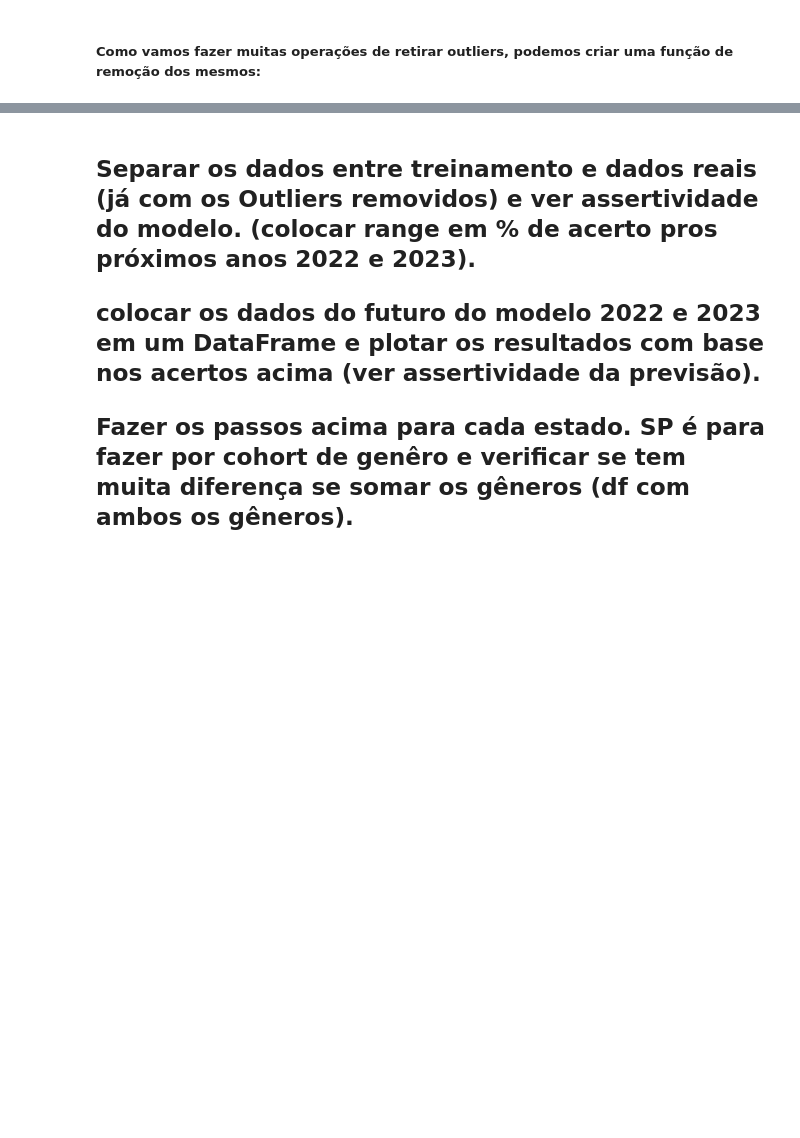
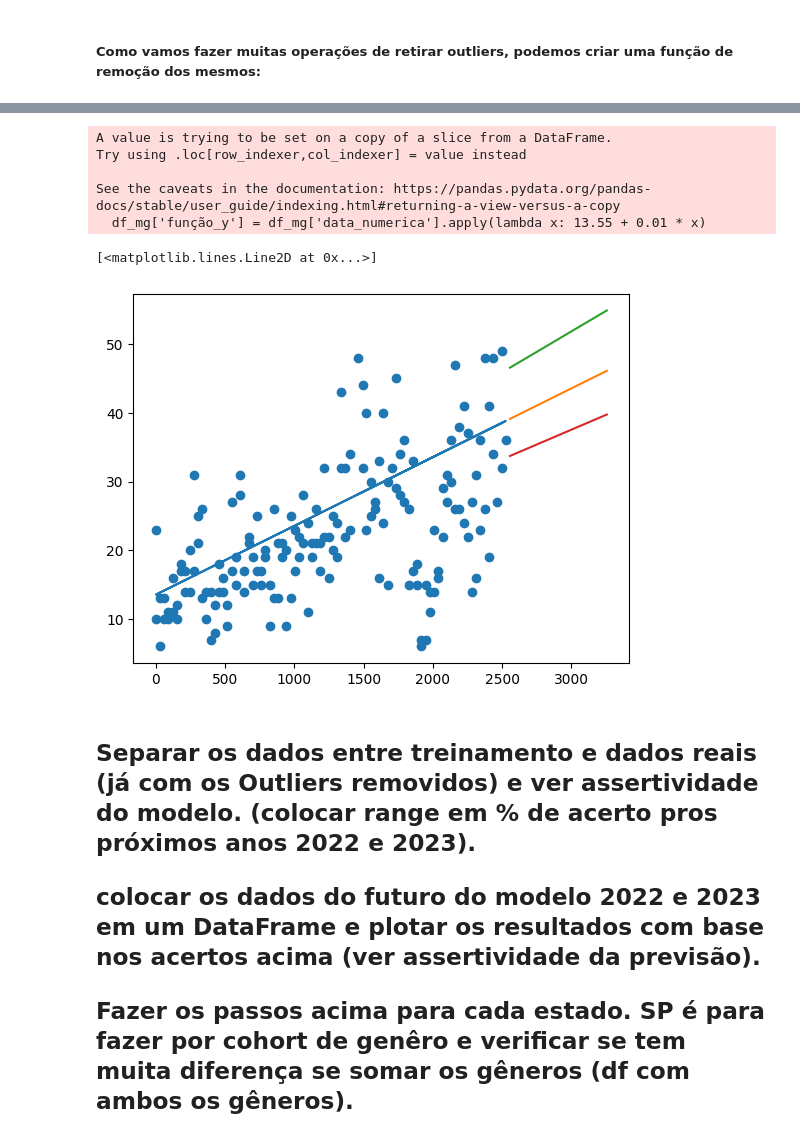
Before and after one commit to gustavo-rocha-barbosa/case-data-science-media-monks-2024, a Jupyter notebook: 2) Case Análise de Dados/main.ipynb, the cells around one changed output, grey strips where cells are left out. Saved outputs shown, nothing was run; the diff lists cells and outputs as text; code cells hidden in the pictures; blank space fills up the shorter version.

Commit message:
Análise de MG quase finalizada - faltam o # casamentos

```diff
--- a/2) Case Análise de Dados/main.ipynb
+++ b/2) Case Análise de Dados/main.ipynb
@@ -1151,0 +1366,26 @@ def remover_outliers(data_frame):
+# %%
+#Criar um DataFrame de dados do 'Futuro', onde há somente novas datas dos próximos 2 anos e também valores do número de casamento com base na função linear:
+data_numero = {'data': []} #Criar um dicionário com as datas dos próximos 2 anos (2022 e 2023 - variação por mês)
+for j in range(2):
+    for i in range(12):
+        if i < 9:
+            data_numero['data'].append(f'202{j+2}-0{i+1}-01')
+        else:
+            data_numero['data'].append(f'202{j+2}-{i+1}-01')
+
+
+print(data_numero)
+df_novo_mg = pd.DataFrame(data_numero)
+
+#Criação do novo DataFrame de SP para o Gênero Feminio de Dados Futuros (somente previsão)
+df_novo_mg['data'] = pd.to_datetime(df_novo_mg['data'])
+df_novo_mg['data_numerica'] = (df_novo_mg['data'] - df_mg['data'].min()).dt.days
+df_novo_mg['ano'] =df_novo_mg['data'].dt.year
+df_novo_mg['mes'] = df_novo_mg['data'].dt.month
+df_novo_mg['uf'] = ['São Paulo']*len(df_novo_mg['data'])
+df_novo_mg['genero'] = ['Masculino']*len(df_novo_mg['data'])
+df_novo_mg['regiao'] = ['Sudeste']*len(df_novo_mg['data'])
+df_novo_mg['numero'] = [np.nan]*len(df_novo_mg['data']) #Não há dados reais, portanto acrescentei NaN nesta coluna
+df_novo_mg['função_y'] = df_novo_mg['data_numerica'].apply(lambda x: 13.55 + 0.01 * x) #Dados previstos
+df_novo_mg['previsão_otimista'] = df_novo_mg['data_numerica'].apply(lambda x: (13.55 + 0.01 * x)/(1-0.16)) #Dados previstos - Otimista: Baseado nos dados do histograma -16%
+df_novo_mg['previsão_pessimista'] = df_novo_mg['data_numerica'].apply(lambda x: (13.55 + 0.01 * x)/1.16) #Dados previstos - Pessimista: Baseado nos dados do histograma +16%
@@ -1152,3 +1414,19 @@ def remover_outliers(data_frame):
+# %%
+df_mg['função_y'] = df_mg['data_numerica'].apply(lambda x: 13.55 + 0.01 * x)
+#Gráfico Final
+plt.plot(df_mg['data_numerica'], df_mg['função_y'])
+plt.scatter(df_mg['data_numerica'], df_mg['numero'])
+plt.plot(df_novo_mg['data_numerica'], df_novo_mg['função_y'])
+plt.plot(df_novo_mg['data_numerica'], df_novo_mg['previsão_otimista'])
+plt.plot(df_novo_mg['data_numerica'], df_novo_mg['previsão_pessimista'])
+# %% [output]
+A value is trying to be set on a copy of a slice from a DataFrame.
+Try using .loc[row_indexer,col_indexer] = value instead
+
+See the caveats in the documentation: https://pandas.pydata.org/pandas-docs/stable/user_guide/indexing.html#returning-a-view-versus-a-copy
+  df_mg['função_y'] = df_mg['data_numerica'].apply(lambda x: 13.55 + 0.01 * x)
+[<matplotlib.lines.Line2D at 0x...>]
+[figure, added]
 # %% [markdown]
 ## Separar os dados entre treinamento e dados reais (já com os Outliers removidos) e ver assertividade do modelo. (colocar range em % de acerto pros próximos anos 2022 e 2023).
 ## colocar os dados do futuro do modelo 2022 e 2023 em um DataFrame e plotar os resultados com base nos acertos acima (ver assertividade da previsão).
```
Also changed, not shown: parts of 15 cells of this notebook.
